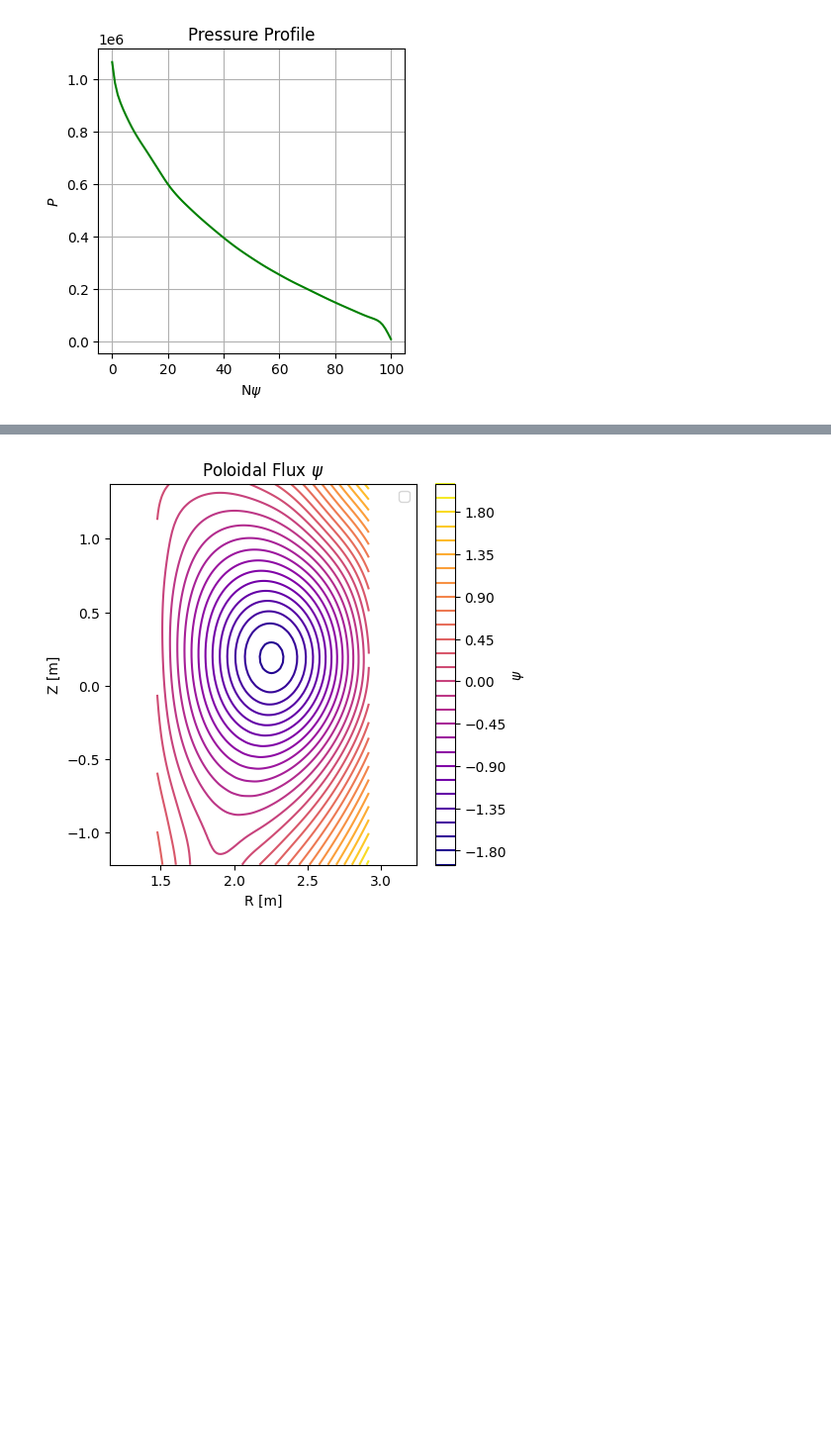
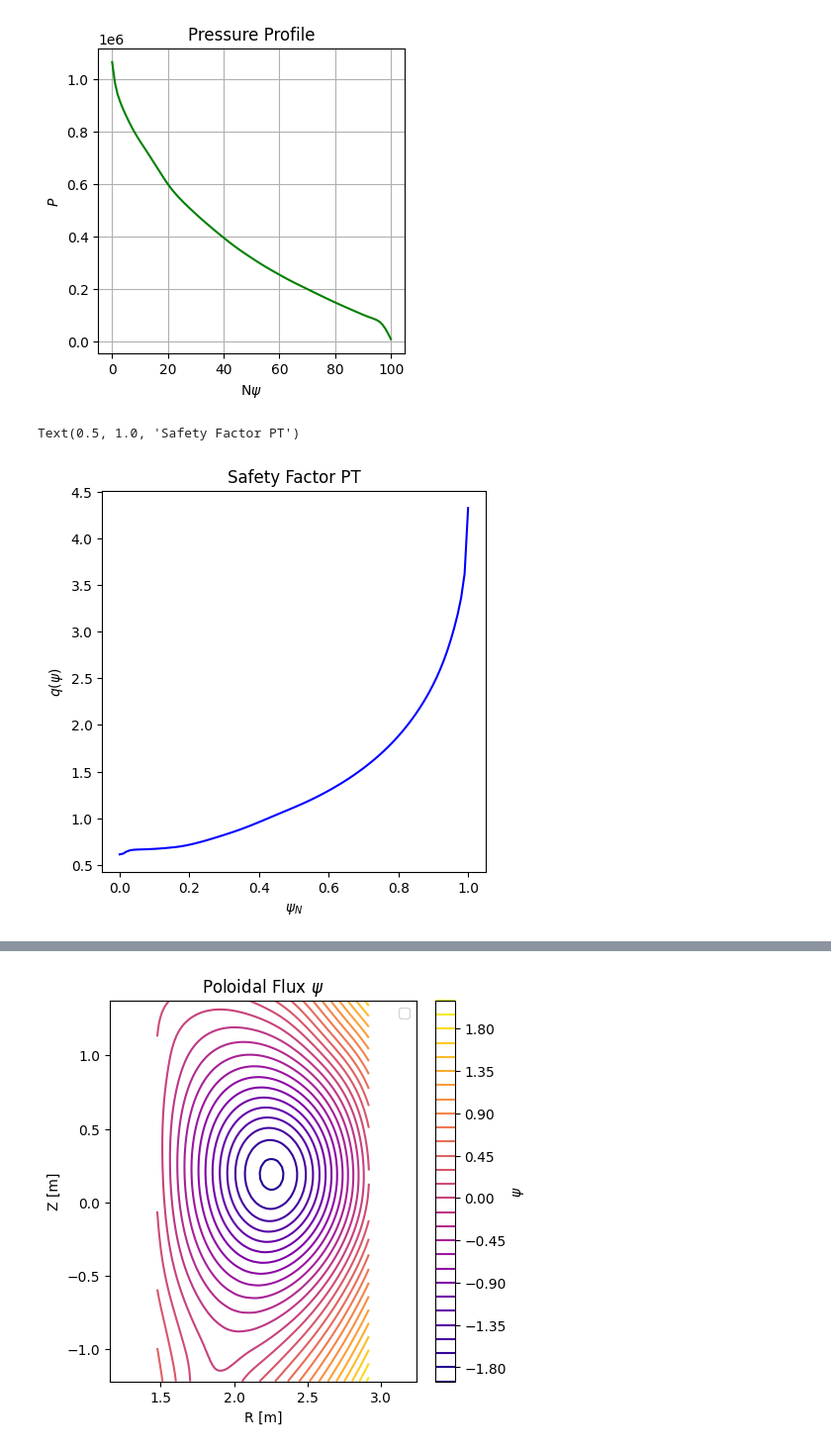
Before and after one commit to swarajsao1/Plasma, a Jupyter notebook: DTT/DTT_P/DTT.ipynb, the cells around one changed output, grey strips where cells are left out. Shown at 99% size. Drawn from its saved outputs; the diff is of its cells as text; code cells hidden in the pictures; blank space fills up the shorter version.

```diff
--- a/DTT/DTT_P/DTT.ipynb
+++ b/DTT/DTT_P/DTT.ipynb
@@ -69,6 +69,17 @@ plt.grid()
 plt.show()
 # %% [output]
 [figure]
+# %%
+x = np.linspace(0,1, len(g.qpsi))
+
+plt.figure(figsize=(5,5))
+plt.plot(x,g.qpsi, color='blue')
+plt.xlabel(r"$\psi_{N}$")
+plt.ylabel(r"$q(\psi)$")
+plt.title("Safety Factor PT")
+# %% [output]
+Text(0.5, 1.0, 'Safety Factor PT')
+[figure, added]
 # %%
 plt.figure(figsize=(5,5))
 plt.plot(g.rmaxis, g.zmaxis, 'm', marker = 'o', markersize = 5, label = "Magnetic Axis")
```
Also changed, not shown: parts of 59 cells of this notebook, 5 other files.
